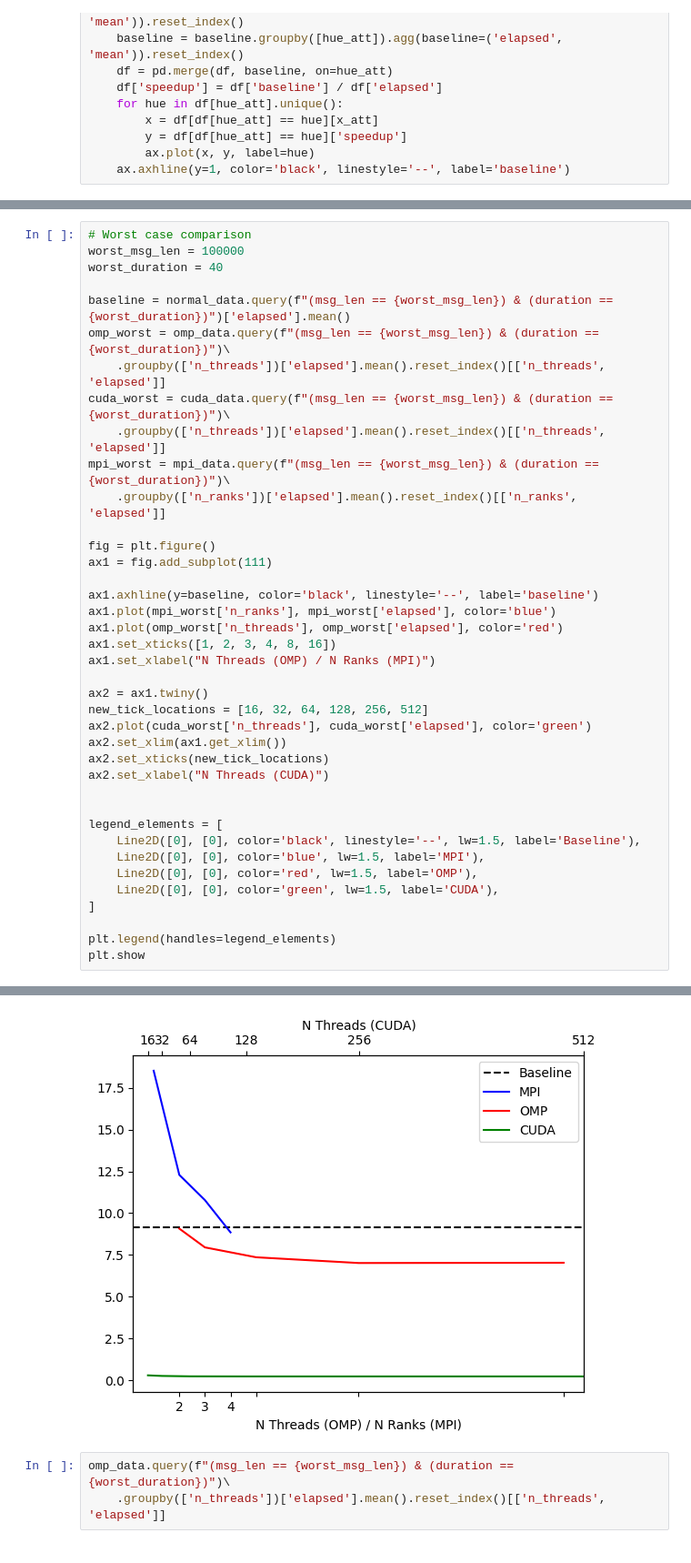
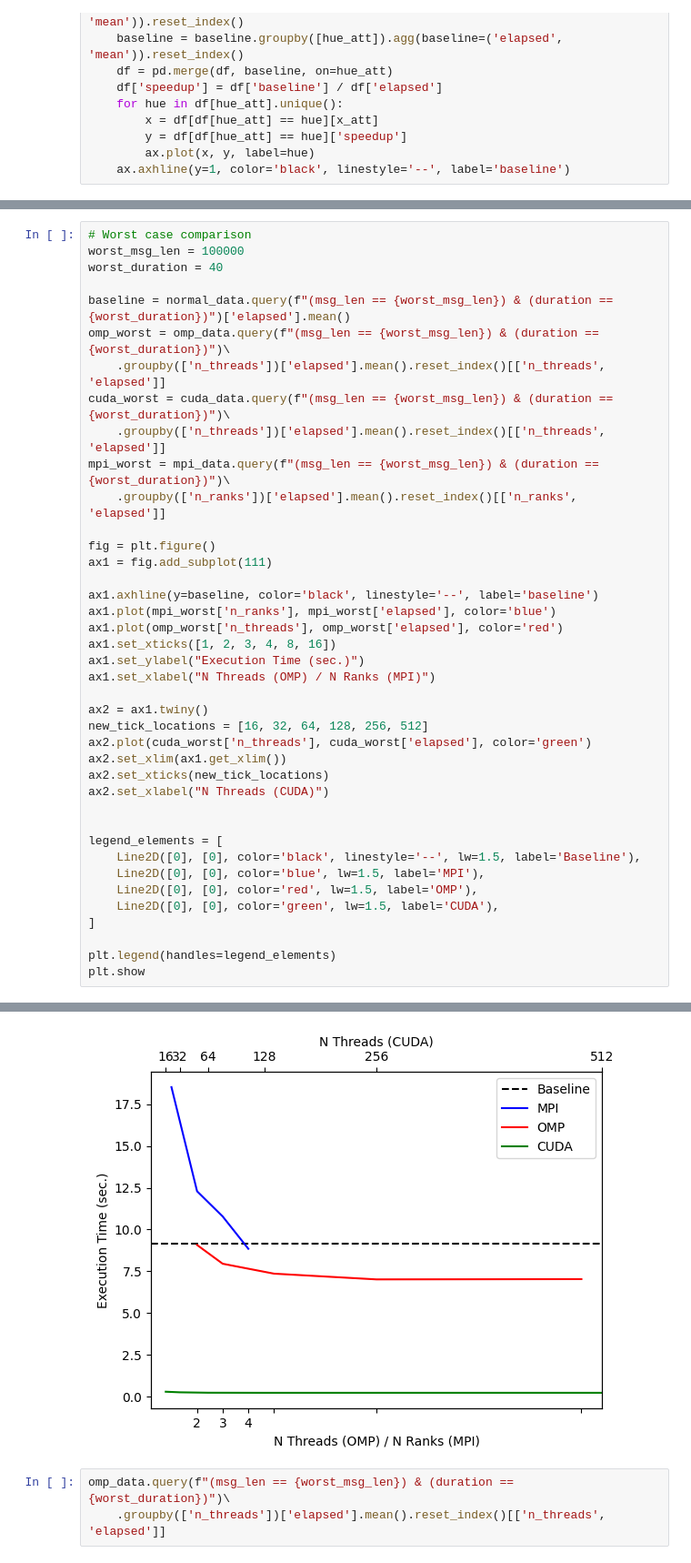
Before and after one commit to ermahechap/Distribuidos2023, a Jupyter notebook: 00 Results/result_analysis.ipynb, the cells around one changed output, grey strips where cells are left out. Shown: that part at 91% size. Saved outputs shown, nothing was run; the diff lists cells and outputs as text.

Commit message:
Fix plot typos

```diff
--- a/00 Results/result_analysis.ipynb
+++ b/00 Results/result_analysis.ipynb
@@ -193,34 +193,35 @@ mpi_worst = mpi_data.query(f"(msg_len == {worst_msg_len}) & (duration == {worst_
     .groupby(['n_ranks'])['elapsed'].mean().reset_index()[['n_ranks', 'elapsed']]
 
 fig = plt.figure()
 ax1 = fig.add_subplot(111)
 
 ax1.axhline(y=baseline, color='black', linestyle='--', label='baseline')
 ax1.plot(mpi_worst['n_ranks'], mpi_worst['elapsed'], color='blue')
 ax1.plot(omp_worst['n_threads'], omp_worst['elapsed'], color='red')
 ax1.set_xticks([1, 2, 3, 4, 8, 16])
+ax1.set_ylabel("Execution Time (sec.)")
 ax1.set_xlabel("N Threads (OMP) / N Ranks (MPI)")
 
 ax2 = ax1.twiny()
 new_tick_locations = [16, 32, 64, 128, 256, 512]
 ax2.plot(cuda_worst['n_threads'], cuda_worst['elapsed'], color='green')
 ax2.set_xlim(ax1.get_xlim())
 ax2.set_xticks(new_tick_locations)
 ax2.set_xlabel("N Threads (CUDA)")
 
 
 legend_elements = [
     Line2D([0], [0], color='black', linestyle='--', lw=1.5, label='Baseline'),
     Line2D([0], [0], color='blue', lw=1.5, label='MPI'),
     Line2D([0], [0], color='red', lw=1.5, label='OMP'),
     Line2D([0], [0], color='green', lw=1.5, label='CUDA'),
 ]
 
 plt.legend(handles=legend_elements)
 plt.show
 # %% [output]
 <function matplotlib.pyplot.show(close=None, block=None)>
-[figure, old version]
+[figure, new version]
 # %%
 omp_data.query(f"(msg_len == {worst_msg_len}) & (duration == {worst_duration})")\
     .groupby(['n_threads'])['elapsed'].mean().reset_index()[['n_threads', 'elapsed']]
```
Also changed, not shown: parts of 1 cell of this notebook.
